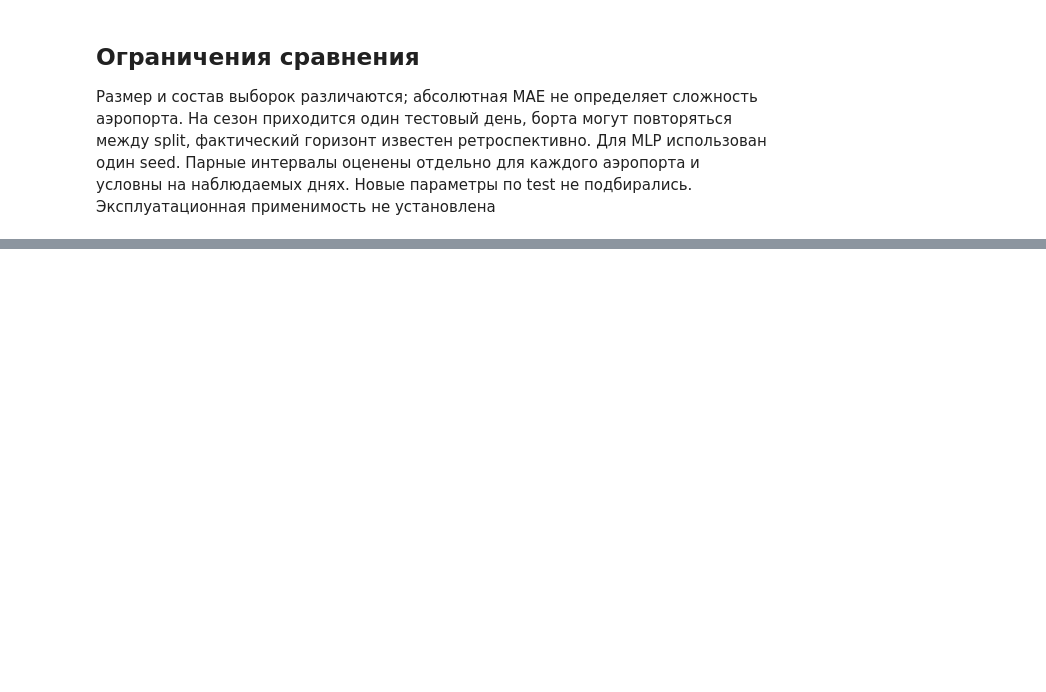
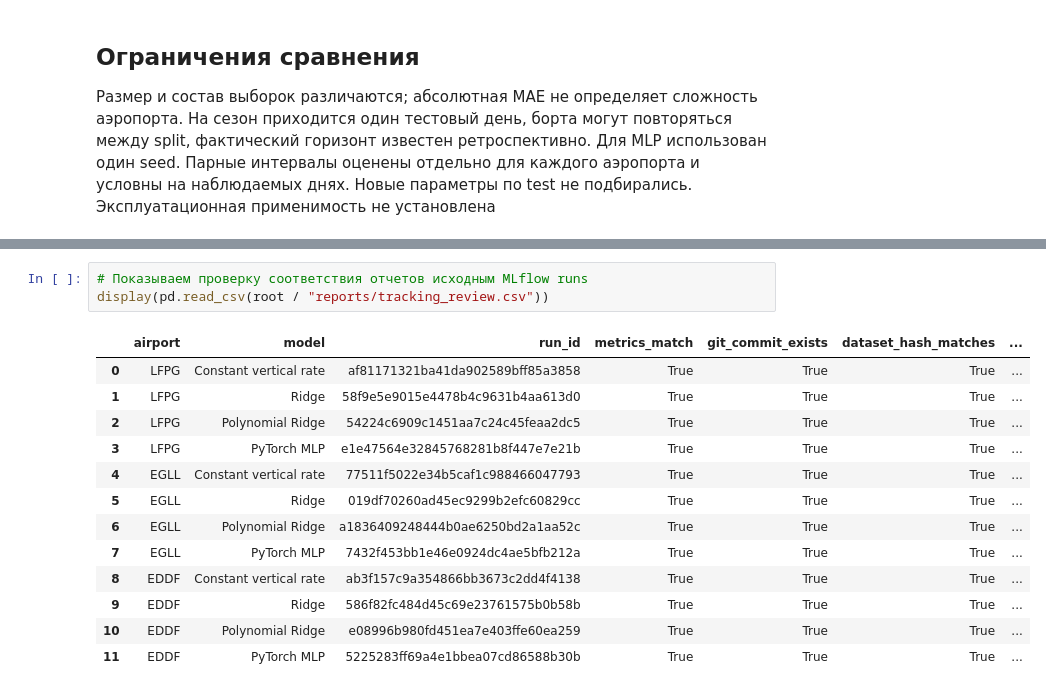
Before and after one commit to steptovictory-dev/Approach-Risk-ver.-1.2, a Jupyter notebook: notebooks/02_three_airports.ipynb, the cells around one changed output, grey strips where cells are left out. Drawn from its saved outputs; the diff is of its cells as text; blank space fills up the shorter version.

```diff
--- a/notebooks/02_three_airports.ipynb
+++ b/notebooks/02_three_airports.ipynb
@@ -174,0 +181,17 @@ MLP улучшила Polynomial Ridge на 294 из 540 заходов; сред
+# %%
+# Показываем проверку соответствия отчетов исходным MLflow runs
+display(pd.read_csv(root / "reports/tracking_review.csv"))
+# %% [output]
+|  | airport | model | run_id | metrics_match | git_commit_exists | dataset_hash_matches | ... |
+| 0 | LFPG | Constant vertical rate | af81171321ba41da902589bff85a3858 | True | True | True | ... |
+| 1 | LFPG | Ridge | 58f9e5e9015e4478b4c9631b4aa613d0 | True | True | True | ... |
+| 2 | LFPG | Polynomial Ridge | 54224c6909c1451aa7c24c45feaa2dc5 | True | True | True | ... |
+| 3 | LFPG | PyTorch MLP | e1e47564e32845768281b8f447e7e21b | True | True | True | ... |
+| 4 | EGLL | Constant vertical rate | 77511f5022e34b5caf1c988466047793 | True | True | True | ... |
+| 5 | EGLL | Ridge | 019df70260ad45ec9299b2efc60829cc | True | True | True | ... |
+| 6 | EGLL | Polynomial Ridge | a1836409248444b0ae6250bd2a1aa52c | True | True | True | ... |
+| 7 | EGLL | PyTorch MLP | 7432f453bb1e46e0924dc4ae5bfb212a | True | True | True | ... |
+| 8 | EDDF | Constant vertical rate | ab3f157c9a354866bb3673c2dd4f4138 | True | True | True | ... |
+| 9 | EDDF | Ridge | 586f82fc484d45c69e23761575b0b58b | True | True | True | ... |
+| 10 | EDDF | Polynomial Ridge | e08996b980fd451ea7e403ffe60ea259 | True | True | True | ... |
+| 11 | EDDF | PyTorch MLP | 5225283ff69a4e1bbea07cd86588b30b | True | True | True | ... |
```
Also changed, not shown: parts of 1 cell of this notebook, 34 other files.
